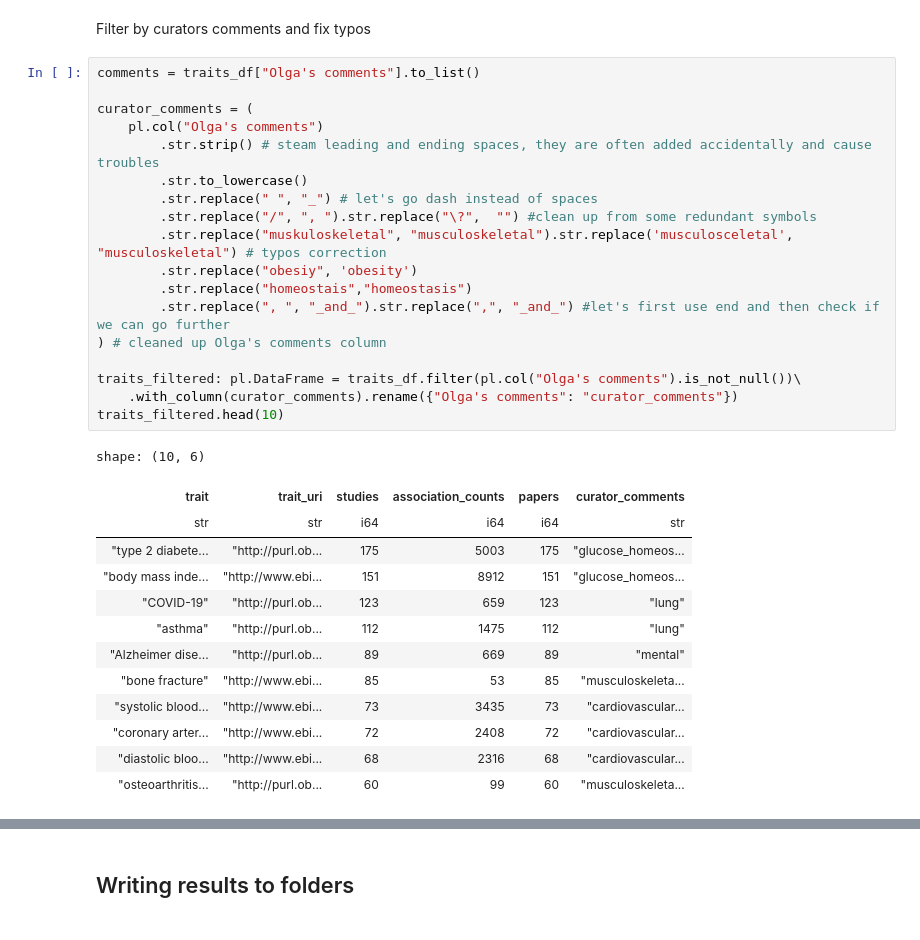
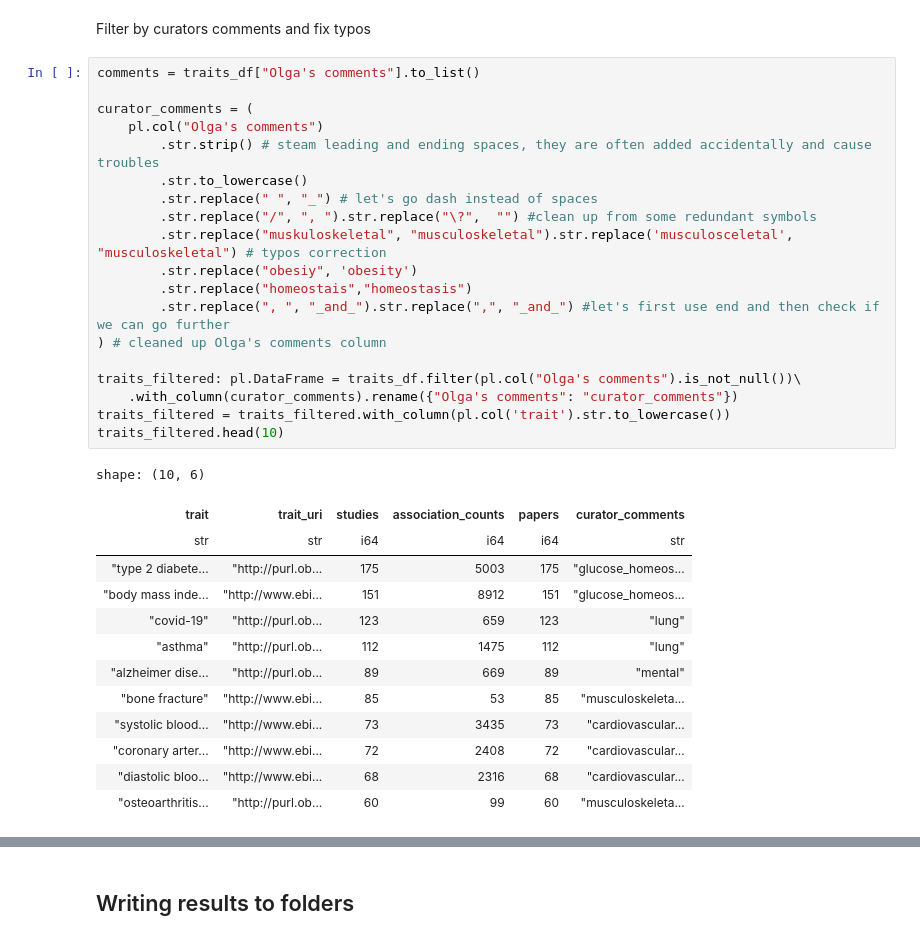
Before and after one commit to marfantyk/filters, a Jupyter notebook: preprocessing.ipynb, the cells around one changed output, grey strips where cells are left out. Drawn from its saved outputs; the diff is of its cells as text.

```diff
--- a/preprocessing.ipynb
+++ b/preprocessing.ipynb
@@ -28,30 +28,31 @@ Filter by curators comments and fix typos
 # %%
 comments = traits_df["Olga's comments"].to_list()
 
 curator_comments = (
     pl.col("Olga's comments")
         .str.strip() # steam leading and ending spaces, they are often added accidentally and cause troubles
         .str.to_lowercase()
         .str.replace(" ", "_") # let's go dash instead of spaces
         .str.replace("/", ", ").str.replace("\?",  "") #clean up from some redundant symbols
         .str.replace("muskuloskeletal", "musculoskeletal").str.replace('musculosceletal', "musculoskeletal") # typos correction
         .str.replace("obesiy", 'obesity')
         .str.replace("homeostais","homeostasis")
         .str.replace(", ", "_and_").str.replace(",", "_and_") #let's first use end and then check if we can go further
 ) # cleaned up Olga's comments column
 
 traits_filtered: pl.DataFrame = traits_df.filter(pl.col("Olga's comments").is_not_null())\
     .with_column(curator_comments).rename({"Olga's comments": "curator_comments"})
+traits_filtered = traits_filtered.with_column(pl.col('trait').str.to_lowercase())
 traits_filtered.head(10)
 # %% [output]
 shape: (10, 6)
 | trait | trait_uri | studies | association_counts | papers | curator_comments |
 | str | str | i64 | i64 | i64 | str |
 | "type 2 diabete... | "http://purl.ob... | 175 | 5003 | 175 | "glucose_homeos... |
 | "body mass inde... | "http://www.ebi... | 151 | 8912 | 151 | "glucose_homeos... |
-| "COVID-19" | "http://purl.ob... | 123 | 659 | 123 | "lung" |
+| "covid-19" | "http://purl.ob... | 123 | 659 | 123 | "lung" |
 | "asthma" | "http://purl.ob... | 112 | 1475 | 112 | "lung" |
-| "Alzheimer dise... | "http://purl.ob... | 89 | 669 | 89 | "mental" |
+| "alzheimer dise... | "http://purl.ob... | 89 | 669 | 89 | "mental" |
 | "bone fracture" | "http://www.ebi... | 85 | 53 | 85 | "musculoskeleta... |
 | "systolic blood... | "http://www.ebi... | 73 | 3435 | 73 | "cardiovascular... |
 | "coronary arter... | "http://www.ebi... | 72 | 2408 | 72 | "cardiovascular... |
```
Also changed, not shown: parts of 6 cells of this notebook.
